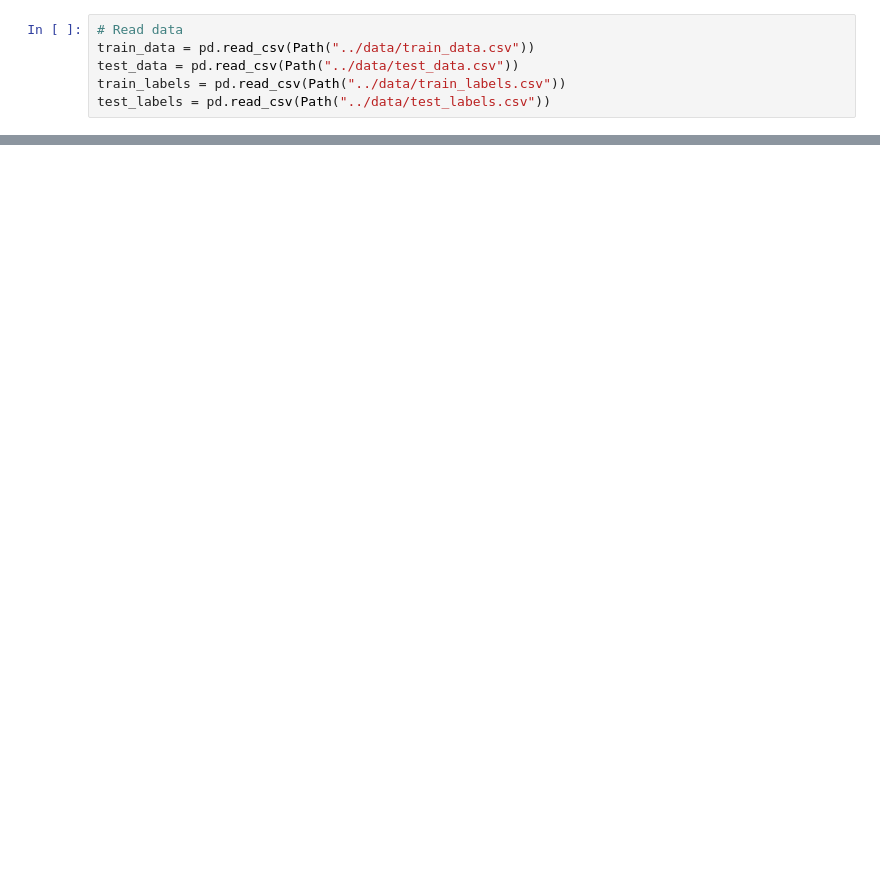
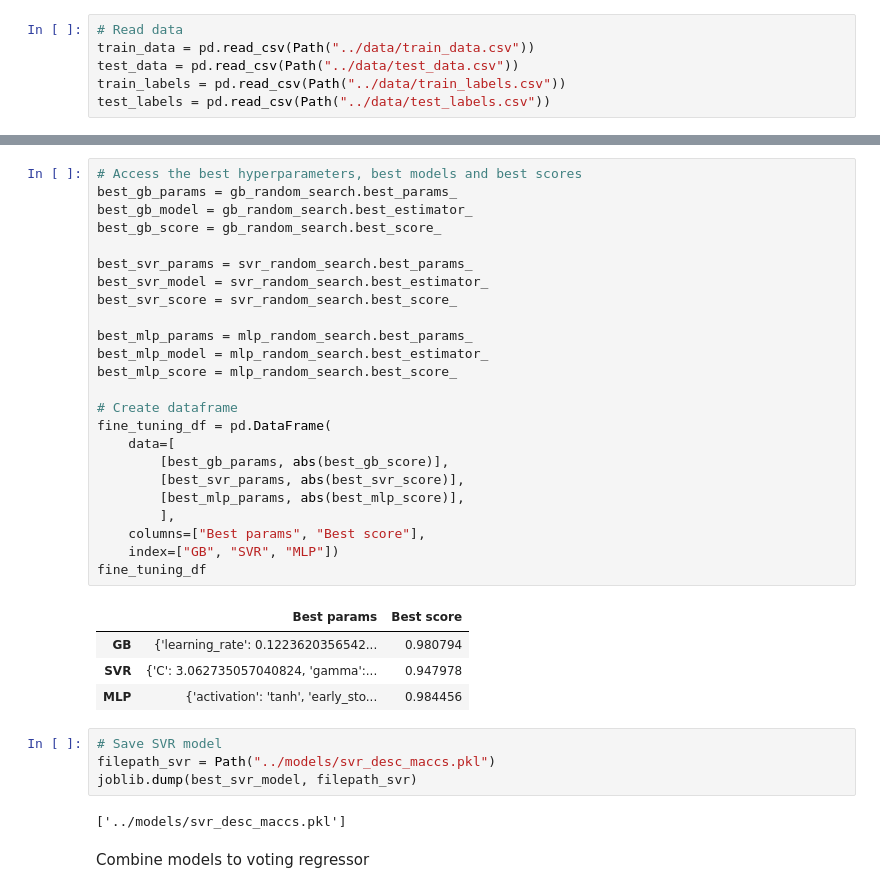
Before and after one commit to ManuelGehl/molecule_solubility, a Jupyter notebook: scripts/fingerprint_models.ipynb, the cells around one changed output, grey strips where cells are left out. Saved outputs shown, nothing was run; the diff lists cells and outputs as text; blank space fills up the shorter version.

Commit message:
Finished fingerprint models

```diff
--- a/scripts/fingerprint_models.ipynb
+++ b/scripts/fingerprint_models.ipynb
@@ -273,0 +456,37 @@ rmse_score
+# %%
+# Access the best hyperparameters, best models and best scores
+best_gb_params = gb_random_search.best_params_
+best_gb_model = gb_random_search.best_estimator_
+best_gb_score = gb_random_search.best_score_
+
+best_svr_params = svr_random_search.best_params_
+best_svr_model = svr_random_search.best_estimator_
+best_svr_score = svr_random_search.best_score_
+
+best_mlp_params = mlp_random_search.best_params_
+best_mlp_model = mlp_random_search.best_estimator_
+best_mlp_score = mlp_random_search.best_score_
+
+# Create dataframe
+fine_tuning_df = pd.DataFrame(
+    data=[
+        [best_gb_params, abs(best_gb_score)],
+        [best_svr_params, abs(best_svr_score)],
+        [best_mlp_params, abs(best_mlp_score)],
+        ],
+    columns=["Best params", "Best score"],
+    index=["GB", "SVR", "MLP"])
+fine_tuning_df
+# %% [output]
+|  | Best params | Best score |
+| GB | {'learning_rate': 0.1223620356542... | 0.980794 |
+| SVR | {'C': 3.062735057040824, 'gamma':... | 0.947978 |
+| MLP | {'activation': 'tanh', 'early_sto... | 0.984456 |
+# %%
+# Save SVR model
+filepath_svr = Path("../models/svr_desc_maccs.pkl")
+joblib.dump(best_svr_model, filepath_svr)
+# %% [output]
+['../models/svr_desc_maccs.pkl']
+# %% [markdown]
+Combine models to voting regressor
```
Also changed, not shown: parts of 37 cells of this notebook.
